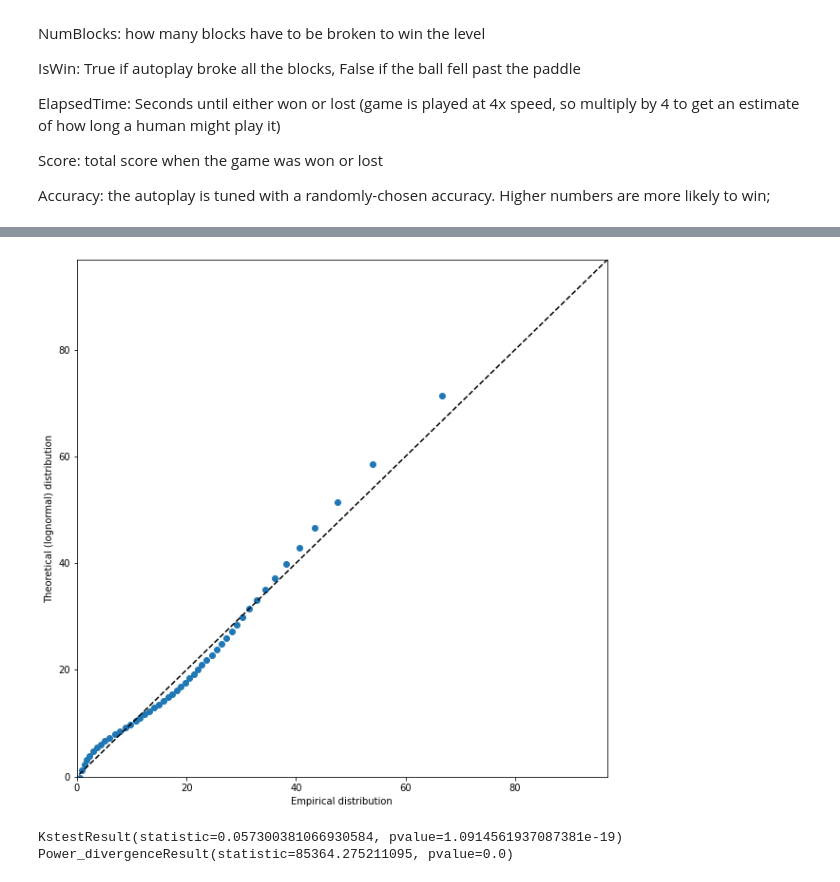
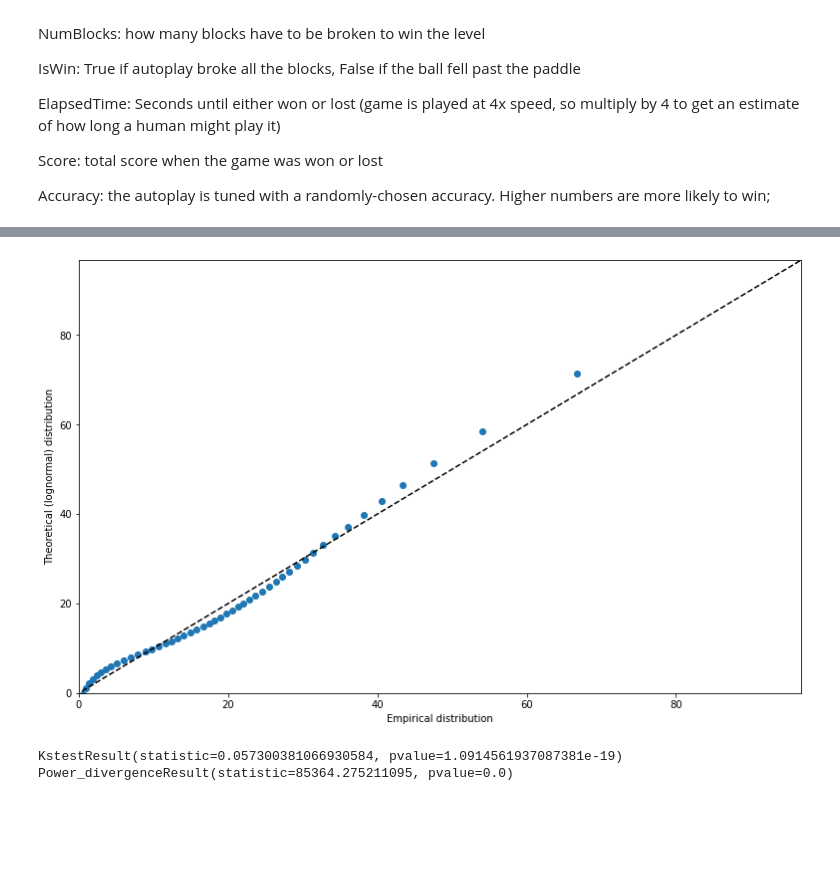
Before and after one commit to vandosik/M-M-MSA, a Jupyter notebook: Lab_1/lab_1.ipynb, the cells around one changed output, grey strips where cells are left out. Cells and saved outputs as stored; diff of their text form; code cells hidden in the pictures; blank space fills up the shorter version.

```diff
--- a/Lab_1/lab_1.ipynb
+++ b/Lab_1/lab_1.ipynb
@@ -144,23 +153,23 @@ plt.plot(x, pdf_lsm, color='b')
 # %%
 # Plotting a quantile biplot for empirical and theoretical (lognormal) distribution
 
 # Calculation of quantiles
 percs = np.linspace(0, 100, 50)
 qn_first = np.percentile(source_df[col_name], percs)
 qn_lognorm = scipy.stats.lognorm.ppf(percs / 100.0, *params)
 
 # Building a quantile biplot
-plt.figure(figsize=(10, 10))
+plt.figure(figsize=(13, 8))
 plt.plot(qn_first, qn_lognorm, ls="", marker="o", markersize=6)
 plt.plot(x, x, color="k", ls="--")
 plt.xlim(0, np.max(source_df[col_name]))
 plt.ylim(0, np.max(source_df[col_name]))
 plt.xlabel(f'Empirical distribution')
 plt.ylabel('Theoretical (lognormal) distribution')
 
 plt.show()
 # %% [output]
-[figure, old version]
+[figure, new version]
 # %%
 # Calculation of the Kolmogorov-Smirnov test and chi-square
 ks = scipy.stats.kstest(source_df[col_name], 'lognorm', params, N=100)
```
Also changed, not shown: parts of 8 cells of this notebook, 1 other file.
